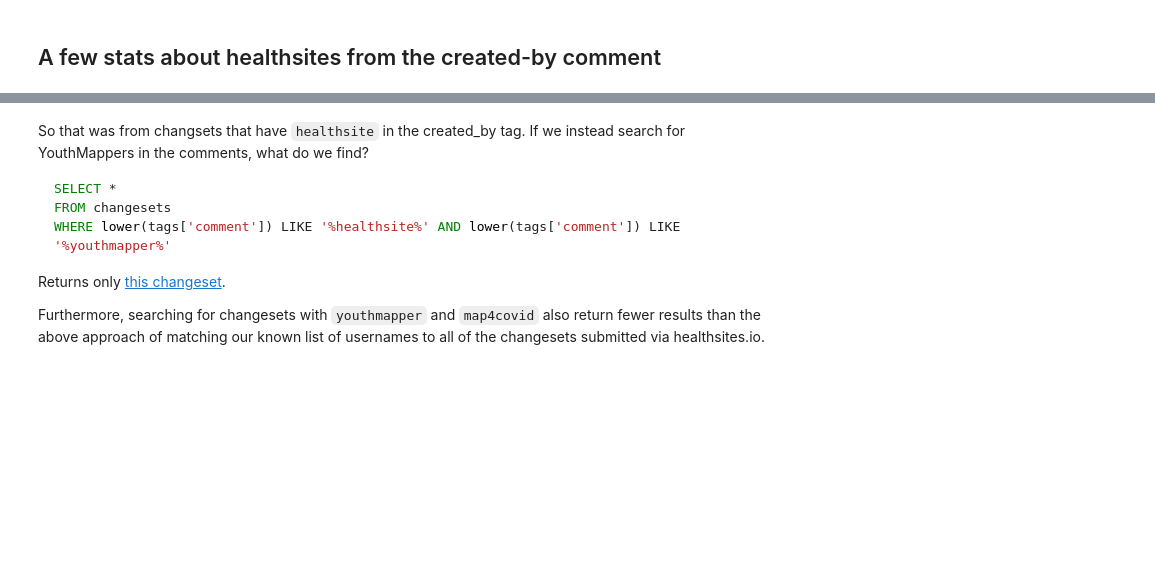
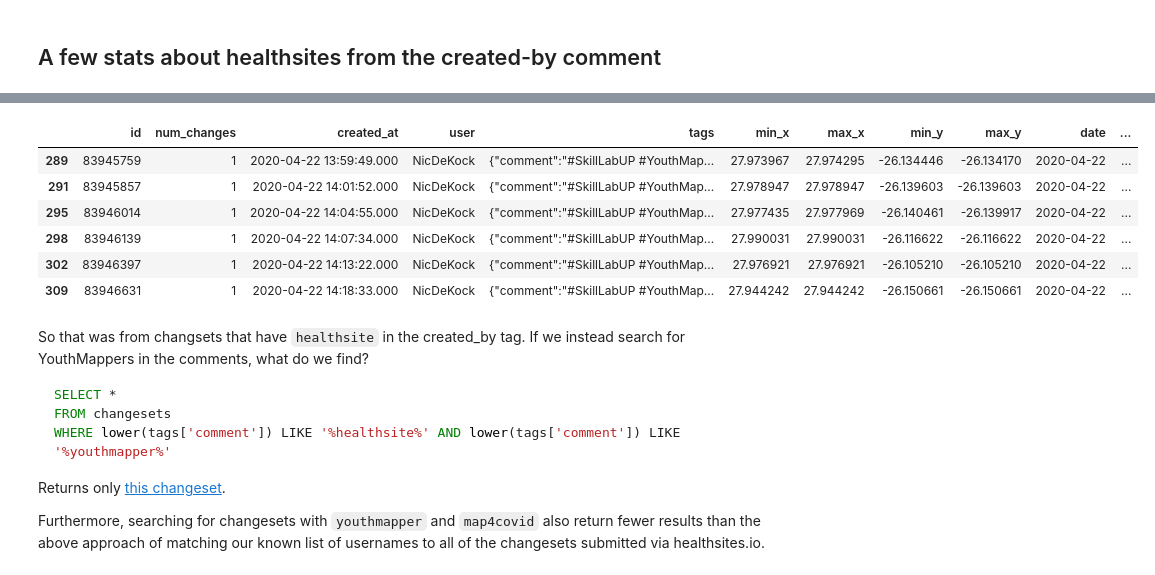
Before and after one commit to youthmappers/healthsites-io, a Jupyter notebook: OSM and Healthsites.io.ipynb, the cells around one changed output, grey strips where cells are left out. Drawn from its saved outputs; the diff is of its cells as text; code cells hidden in the pictures; blank space fills up the shorter version.

```diff
--- a/OSM and Healthsites.io.ipynb
+++ b/OSM and Healthsites.io.ipynb
@@ -96,3 +96,13 @@ ax.set_xlabel("Date", fontsize=14); ax.set_ylabel("Number of Edits in Changesets
+# %%
+healthsites[healthsites.user=='NicDeKock']
+# %% [output]
+|  | id | num_changes | created_at | user | tags | min_x | max_x | min_y | max_y | date | ... |
+| 289 | 83945759 | 1 | 2020-04-22 13:59:49.000 | NicDeKock | {"comment":"#SkillLabUP #YouthMap... | 27.973967 | 27.974295 | -26.134446 | -26.134170 | 2020-04-22 | ... |
+| 291 | 83945857 | 1 | 2020-04-22 14:01:52.000 | NicDeKock | {"comment":"#SkillLabUP #YouthMap... | 27.978947 | 27.978947 | -26.139603 | -26.139603 | 2020-04-22 | ... |
+| 295 | 83946014 | 1 | 2020-04-22 14:04:55.000 | NicDeKock | {"comment":"#SkillLabUP #YouthMap... | 27.977435 | 27.977969 | -26.140461 | -26.139917 | 2020-04-22 | ... |
+| 298 | 83946139 | 1 | 2020-04-22 14:07:34.000 | NicDeKock | {"comment":"#SkillLabUP #YouthMap... | 27.990031 | 27.990031 | -26.116622 | -26.116622 | 2020-04-22 | ... |
+| 302 | 83946397 | 1 | 2020-04-22 14:13:22.000 | NicDeKock | {"comment":"#SkillLabUP #YouthMap... | 27.976921 | 27.976921 | -26.105210 | -26.105210 | 2020-04-22 | ... |
+| 309 | 83946631 | 1 | 2020-04-22 14:18:33.000 | NicDeKock | {"comment":"#SkillLabUP #YouthMap... | 27.944242 | 27.944242 | -26.150661 | -26.150661 | 2020-04-22 | ... |
 # %% [markdown]
 So that was from changsets that have `healthsite` in the created_by tag. If we instead search for YouthMappers in the comments, what do we find?
 
```
Also changed, not shown: parts of 11 cells of this notebook, 1 other file.
